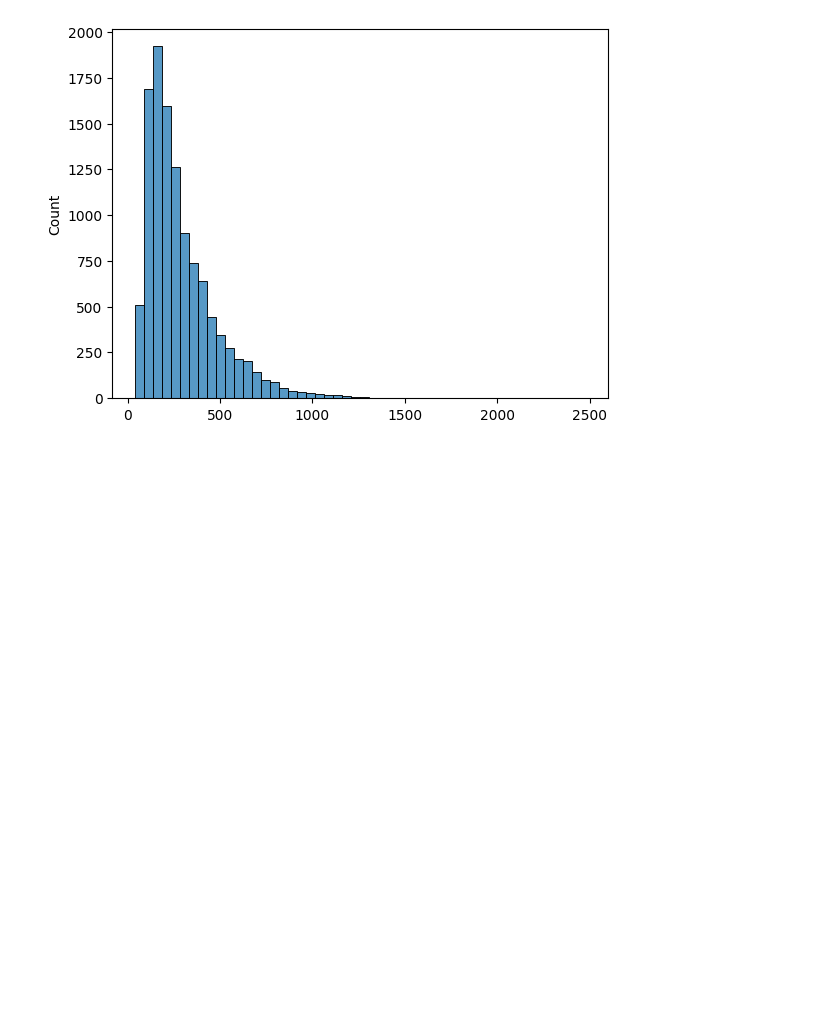
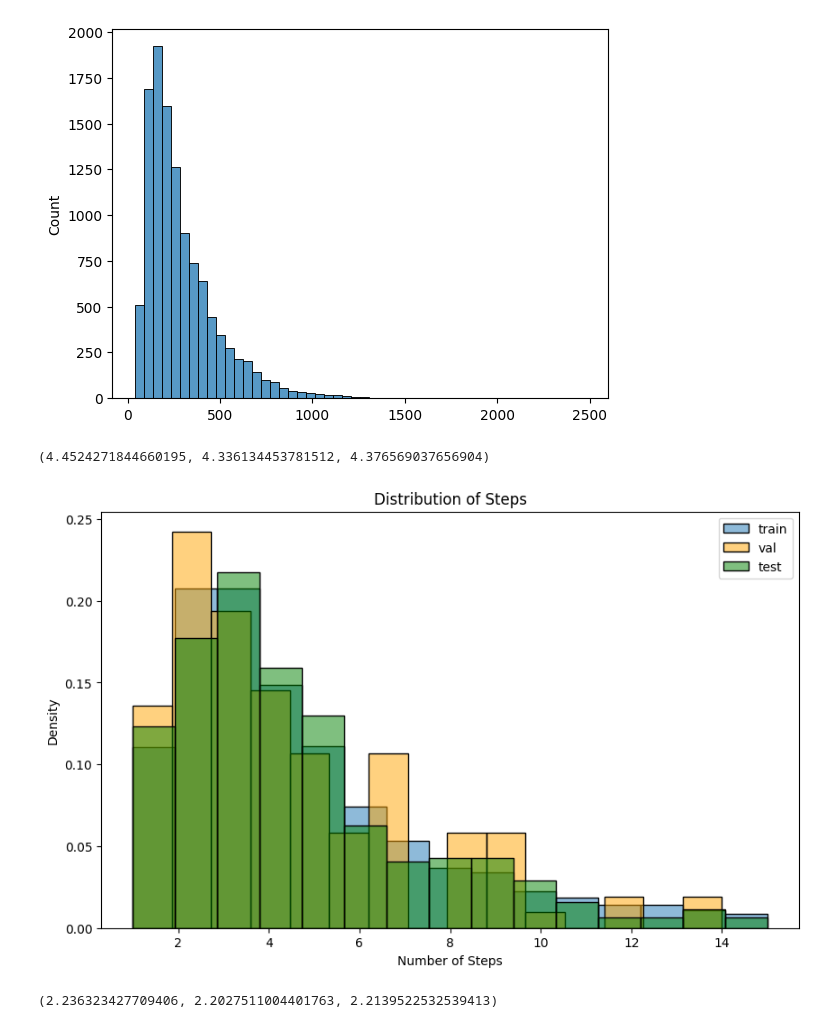
Before and after one commit to mismayil/coconut, a Jupyter notebook: math_data.ipynb, the cells around one changed output. Drawn from its saved outputs; the diff is of its cells as text; code cells hidden in the pictures; blank space fills up the shorter version.

```diff
--- a/math_data.ipynb
+++ b/math_data.ipynb
@@ -232,3 +232,45 @@ sns.histplot(lengths, bins=50)
 # %% [output]
 <Axes: ylabel='Count'>
 [figure]
+# %%
+import json
+
+with open("data/math/math_train.json") as f:
+    train_data = json.load(f)
+
+with open("data/math/math_val.json") as f:
+    val_data = json.load(f)
+
+with open("data/math/math_test.json") as f:
+    test_data = json.load(f)
+# %%
+train_steps = [len(item["steps"]) for item in train_data]
+val_steps = [len(item["steps"]) for item in val_data]
+test_steps = [len(item["steps"]) for item in test_data]
+
+sum(train_steps)/len(train_steps), sum(val_steps)/len(val_steps), sum(test_steps)/len(test_steps)
+# %% [output]
+(4.4524271844660195, 4.336134453781512, 4.376569037656904)
+# %%
+import seaborn as sns
+import matplotlib.pyplot as plt
+
+fig, ax = plt.subplots(figsize=(10, 6))
+sns.histplot(train_steps, bins=15, stat="density", label="train", alpha=0.5, ax=ax)
+sns.histplot(val_steps, bins=15, stat="density", color="orange", label="val", alpha=0.5, ax=ax)
+sns.histplot(test_steps, bins=15, stat="density", color="green", label="test", alpha=0.5, ax=ax)
+ax.set_xlabel("Number of Steps")
+ax.set_ylabel("Density")
+ax.set_title("Distribution of Steps")
+ax.legend()
+plt.show()
+# %% [output]
+[figure, added]
+# %%
+train_step_diffs = [sum(item["steps_difficulties"])/len(item["steps_difficulties"]) for item in train_data]
+val_step_diffs = [sum(item["steps_difficulties"])/len(item["steps_difficulties"]) for item in val_data]
+test_step_diffs = [sum(item["steps_difficulties"])/len(item["steps_difficulties"]) for item in test_data]
+
+sum(train_step_diffs)/len(train_step_diffs), sum(val_step_diffs)/len(val_step_diffs), sum(test_step_diffs)/len(test_step_diffs)
+# %% [output]
+(2.236323427709406, 2.2027511004401763, 2.2139522532539413)
```
Also changed, not shown: parts of 2 cells of this notebook, 11 other files.
